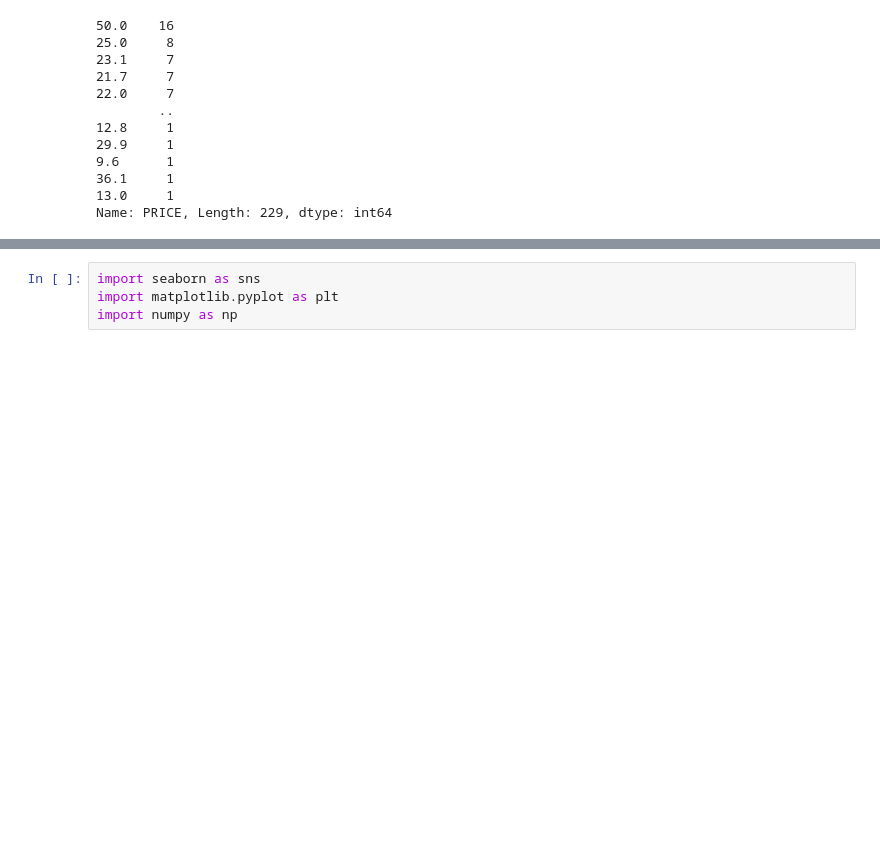
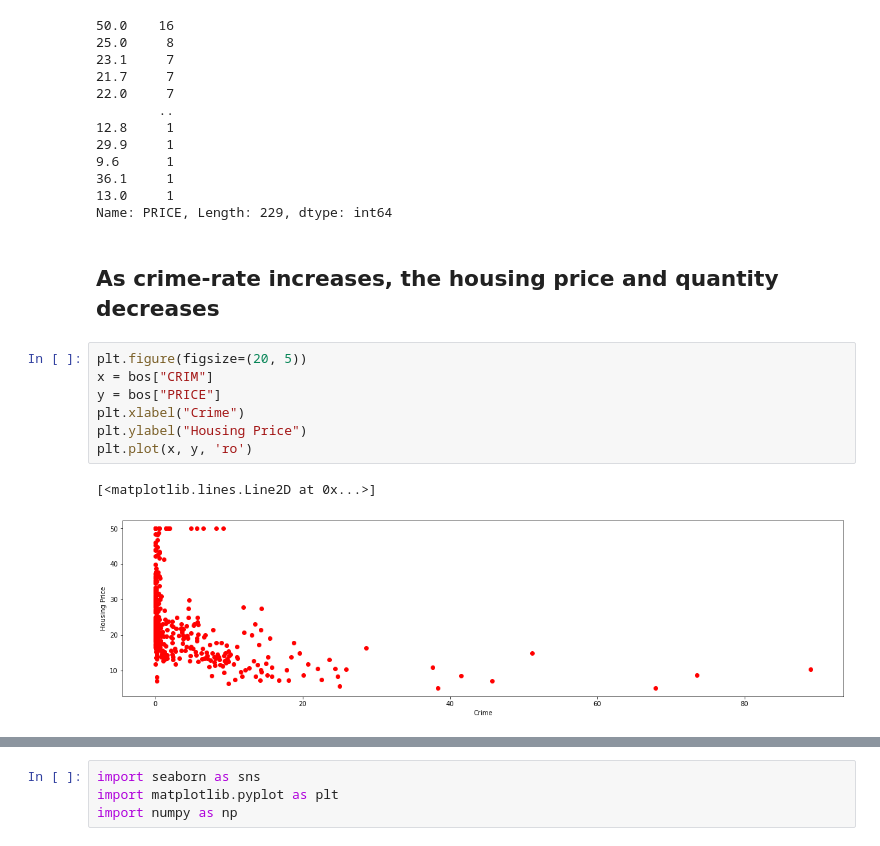
Before and after one commit to liyaSileshi/boston_housing, a Jupyter notebook: boston.ipynb, the cells around one changed output, grey strips where cells are left out. Saved outputs shown, nothing was run; the diff lists cells and outputs as text; blank space fills up the shorter version.

```diff
--- a/boston.ipynb
+++ b/boston.ipynb
@@ -93,3 +117,15 @@ bos["PRICE"].value_counts()
 36.1     1
 13.0     1
 Name: PRICE, Length: 229, dtype: int64
+# %% [markdown]
+## As crime-rate increases, the housing price and quantity decreases
+# %%
+plt.figure(figsize=(20, 5))
+x = bos["CRIM"]
+y = bos["PRICE"]
+plt.xlabel("Crime")
+plt.ylabel("Housing Price")
+plt.plot(x, y, 'ro')
+# %% [output]
+[<matplotlib.lines.Line2D at 0x...>]
+[figure, added]
```
Also changed, not shown: parts of 30 cells of this notebook.
